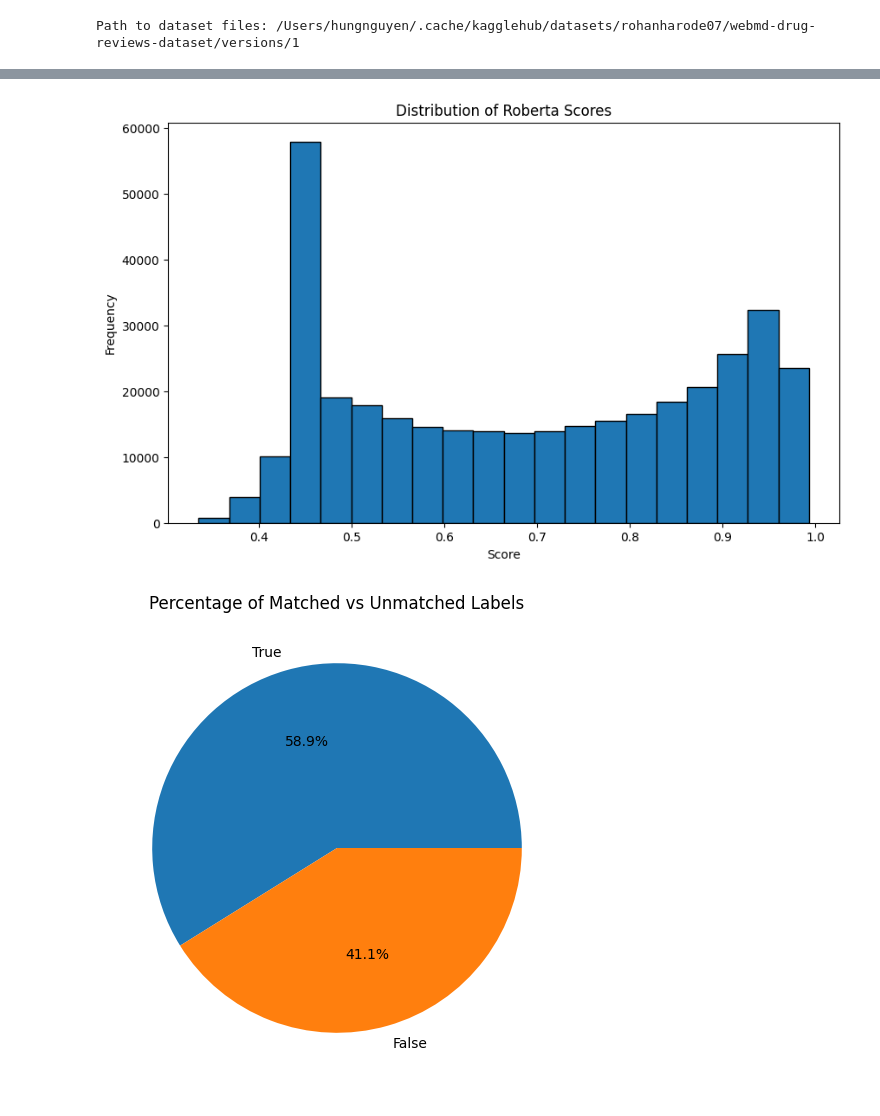
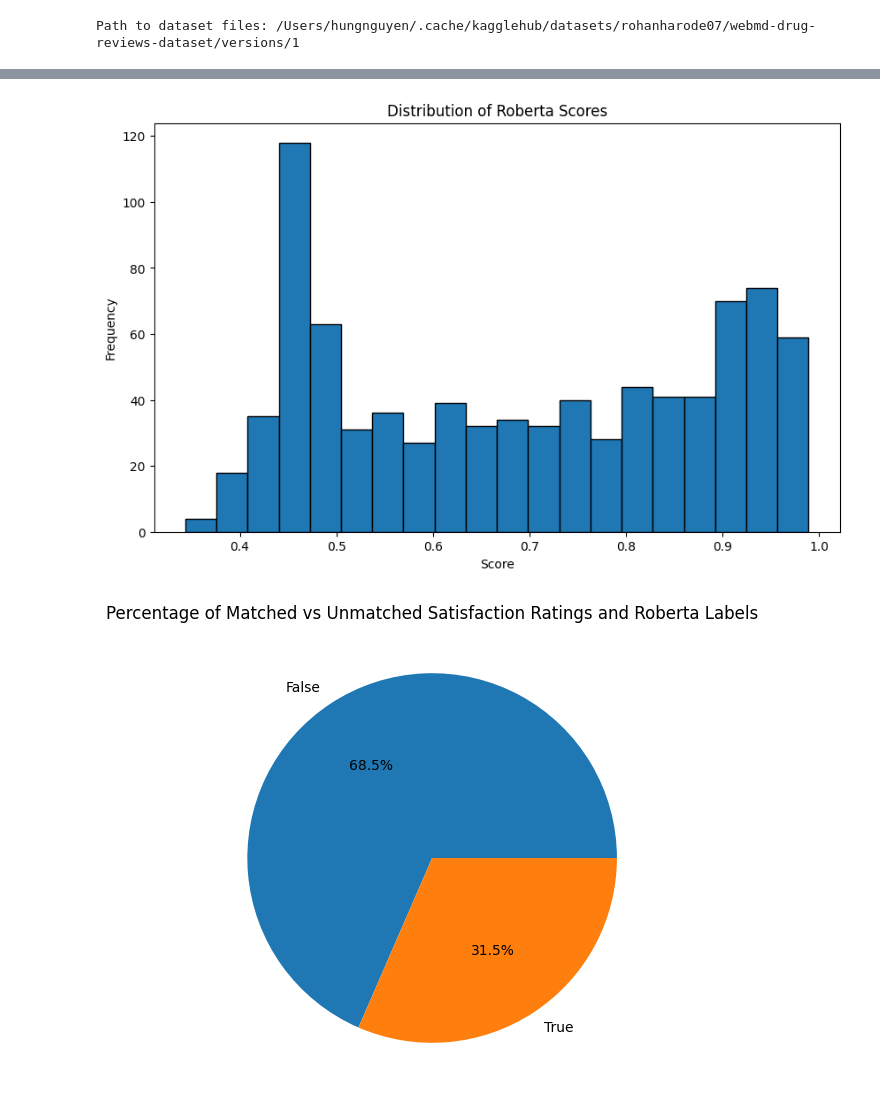
Before and after one commit to alex-nguyen97/webmd-sentiment-analysis, a Jupyter notebook: drug-analysis-roberta.ipynb, the cells around one changed output, grey strips where cells are left out. Drawn from its saved outputs; the diff is of its cells as text; code cells hidden in the pictures.

```diff
--- a/drug-analysis-roberta.ipynb
+++ b/drug-analysis-roberta.ipynb
@@ -26,7 +26,7 @@ Files in dataset directory: ['webmd.csv']
 | 4 | 35-44 | Other | 1/6/2009 | warfarin (bulk) 100 % powder | 144731 | 1 | 1 | My grandfather was prescribed thi... | 1 | ... |
 # %%
 # get 1000 rows from df
-# df = df.sample(10)
+df = df.sample(1000)
 # print to the new file called webmd_1000.csv
 # df.to_csv("webmd_1000.csv", index=False)
 
@@ -63,9 +63,11 @@ def satisfaction_to_class(rating: int) -> int:
     r = int(rating)
     if r <= 2:
         return 0
-    if r == 3:
+    if r >= 2 and r <= 3:
         return 1
-    return 2
+    if r >= 4 and r <= 5:
+        return 2
+    return -1
 
 def filter_anomalies(df: pd.DataFrame, min_review_len: int = 10) -> pd.DataFrame:
     """Remove nulls and very short/uninformative reviews."""
@@ -75,3 +77,22 @@ def filter_anomalies(df: pd.DataFrame, min_review_len: int = 10) -> pd.DataFrame
     print(f"\n[3] Anomaly filter: removed {before - len(df)} rows "
           f"(null or < {min_review_len} chars).  Remaining: {len(df):,}")
     return df
+
+def filter_anomalies_report(df: pd.DataFrame) -> pd.DataFrame:
+    before = len(df)
+    df_filtered = filter_anomalies(df)
+    after = len(df_filtered)
+
+    removed = before - after
+    removed_pct = (removed / before) * 100 if before > 0 else 0
+
+    print("\n[3] Anomaly Filter Summary")
+    print(f"-----------------------------------")
+    print(f"Rows before filtering : {before:,}")
+    print(f"Rows after filtering  : {after:,}")
+    print(f"Rows removed          : {removed:,}")
+    print(f"Percent removed       : {removed_pct:.2f}%")
+    return df_filtered
+
+df = filter_anomalies_report(df)
+len(df)
@@ -106,9 +139,10 @@ def filter_anomalies(df: pd.DataFrame, min_review_len: int = 10) -> pd.DataFrame
 # attach the results to the df
 
 # read the results from the csv file
+
 results_df = pd.read_csv("roberta_results.csv")
 
-results_df["label"] = results_df["label"].map({"LABEL_0": "Negative", "LABEL_1": "Neutral", "LABEL_2": "Positive"})
+results_df["label"] = results_df["label"].map({"LABEL_0": 0, "LABEL_1": 1, "LABEL_2": 2})
 
 results_df = results_df.reset_index(drop=True)
 df = df.reset_index(drop=True)
@@ -147,23 +181,20 @@ plt.xlabel("Score")
 plt.ylabel("Frequency")
 plt.show()
 # %% [output]
-[figure, old version]
+[figure, new version]
 # %%
 # compare model labels with satisfaction-derived labels
-# satisfaction: 1-2 Negative, 3 Neutral, 4-5 Positive
 
-df["label_satisfaction"] = df["Satisfaction"].apply(
-    lambda x: "Negative" if x in [1, 2] else "Neutral" if x == 3 else "Positive"
-)
+df["label_satisfaction"] = df["Satisfaction"].apply(satisfaction_to_class)
 
 # compare like-for-like strings
 df["is_same"] = df["label_satisfaction"] == df["roberta_results"]
 
 # plot percentages using dynamic labels to avoid label-length mismatch
 counts = df["is_same"].value_counts()
 plt.figure(figsize=(10, 6))
 plt.pie(counts.values, labels=counts.index.astype(str), autopct="%1.1f%%")
 plt.title("Percentage of Matched vs Unmatched Satisfaction Ratings and Roberta Labels")
 plt.show()
 # %% [output]
-[figure, old version]
+[figure, new version]
```
Also changed, not shown: parts of 5 cells of this notebook, 2 other files.
